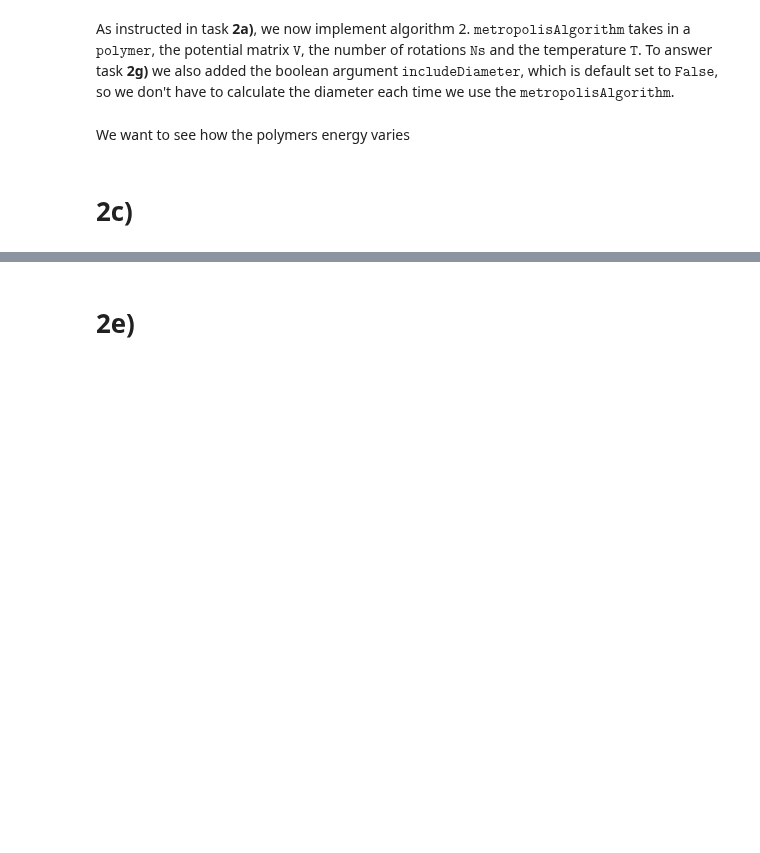
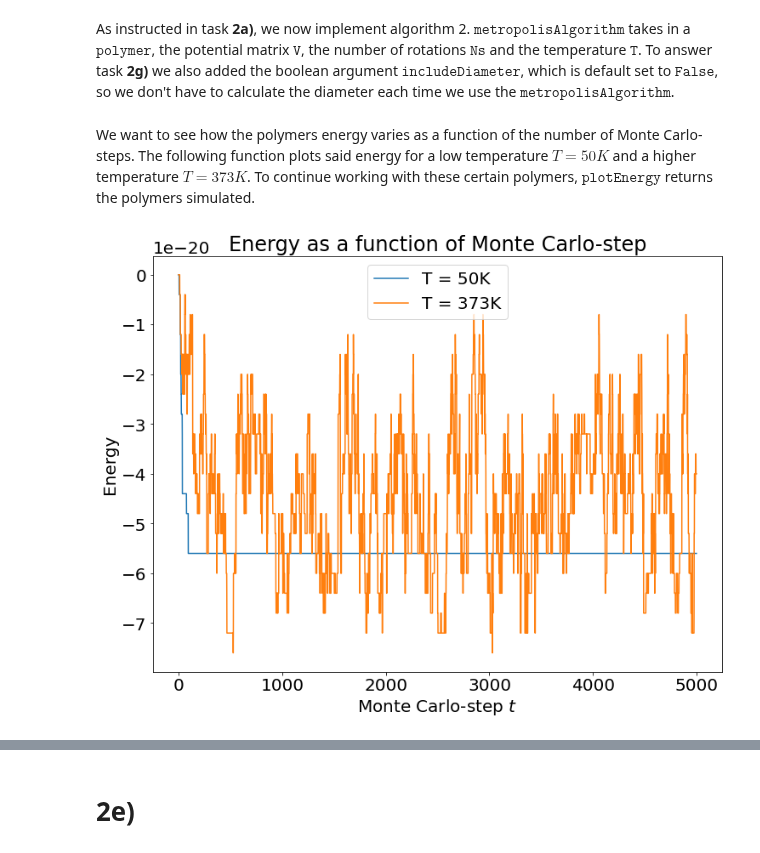
Before and after one commit to OliverRuden/TMA4320-scientific-computing, a Jupyter notebook: VitBerBioFysikk.ipynb, the cells around one changed output, grey strips where cells are left out. Cells and saved outputs as stored; diff of their text form; code cells hidden in the pictures; blank space fills up the shorter version.

```diff
--- a/VitBerBioFysikk.ipynb
+++ b/VitBerBioFysikk.ipynb
@@ -427,26 +427,25 @@ def metropolisAlgorithm(polymer, V, Ns, T, includeDiamter = False):
         return polymer, E_array, d_array
 
     return polymer, E_array
-# %% [markdown]
-We want to see how the polymers energy varies
+# %% [markdown]
+We want to see how the polymers energy varies as a function of the number of Monte Carlo-steps. The following function plots said energy for a low temperature $T=50K$ and a higher temperature $T=373K$. To continue working with these certain polymers, $\texttt{plotEnergy}$ returns the polymers simulated.
 # %%
-def plotEnergy(polymer, V, Ns, T):
-    E_array = metropolisAlgorithm(polymer, V, Ns, T)[1]
-    plt.rcParams.update({'font.size': 20})
-    plt.figure(figsize = (10, 7))
-    plt.plot(E_array, label = 'Energi')
-    plt.xlabel(r'Monte Carlo-steg $t$')
-    plt.ylabel('Energi')
-    plt.title('Energi som funksjon av Monte Carlo-steg')
+def plotEnergy(polymer, V, Ns, T_array):
+    polymers = []
+    plt.figure(figsize = (12, 9))
+    for T in T_array:
+        polymer, E_array = metropolisAlgorithm(polymer, V, Ns, T)
+        polymers.append(polymer)
+        plt.plot(E_array, label = f'T = {T}K')
+    plt.xlabel(r'Monte Carlo-step $t$')
+    plt.ylabel('Energy')
+    plt.title('Energy as a function of Monte Carlo-step')
+    plt.legend()
     plt.show()
+    return polymers
 
 N = 30
-V = np.zeros((N,N))-4*10**(-21)
-for i in range(N):
-    V[i,i] = 0
-    if i > 0:
-        V[i,i-1] = 0
-    if i < N-1:
-        V[i+1,i] = 0
+V = makePotential(30, -4 * 10 ** (-21))
+plotEnergy(createPolymer(N), V, 5000, [50, 373])
+# %% [output]
+[figure, added]
-# %% [markdown]
-# 2c)
```
Also changed, not shown: parts of 4 cells of this notebook.
